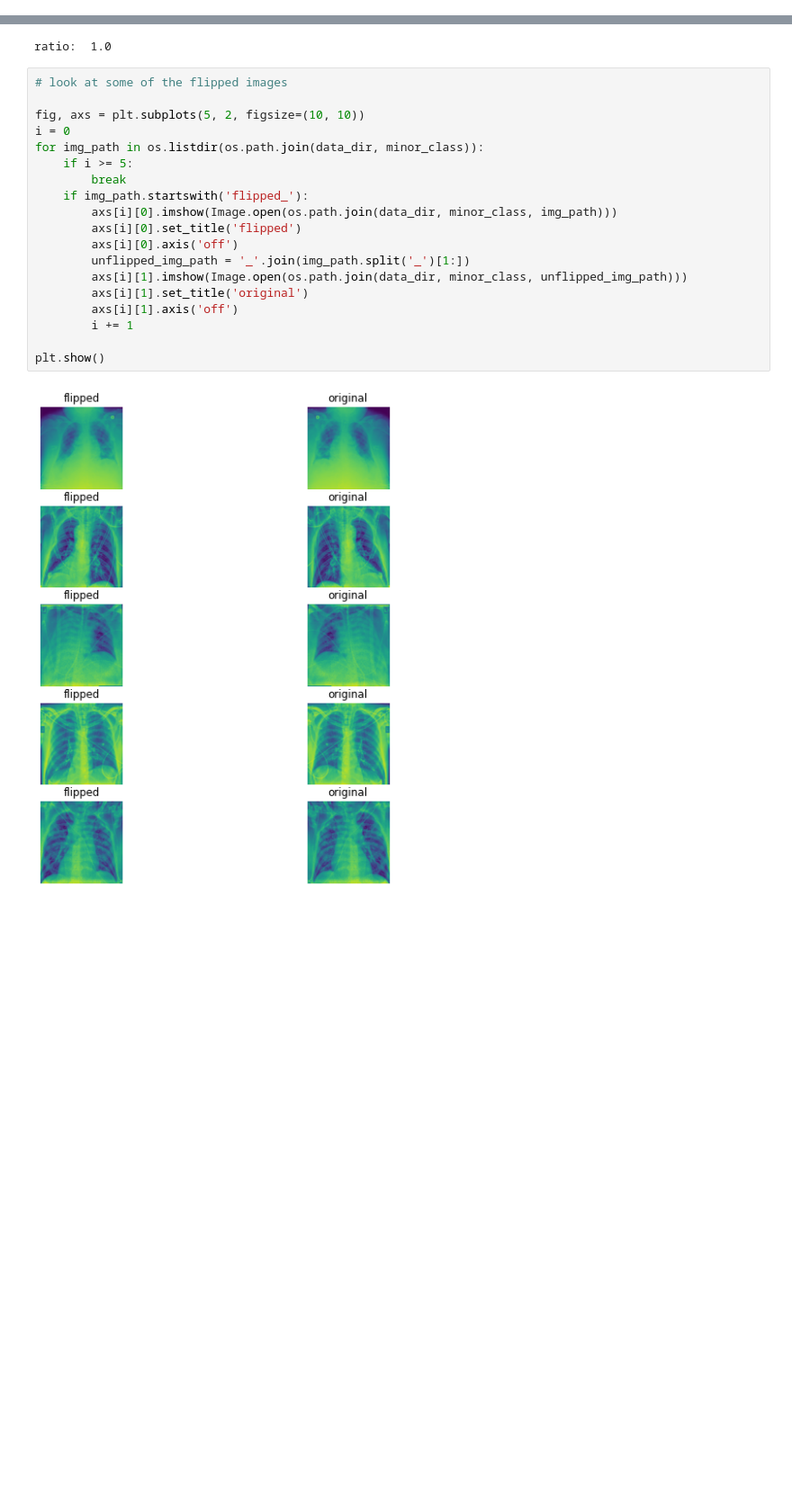
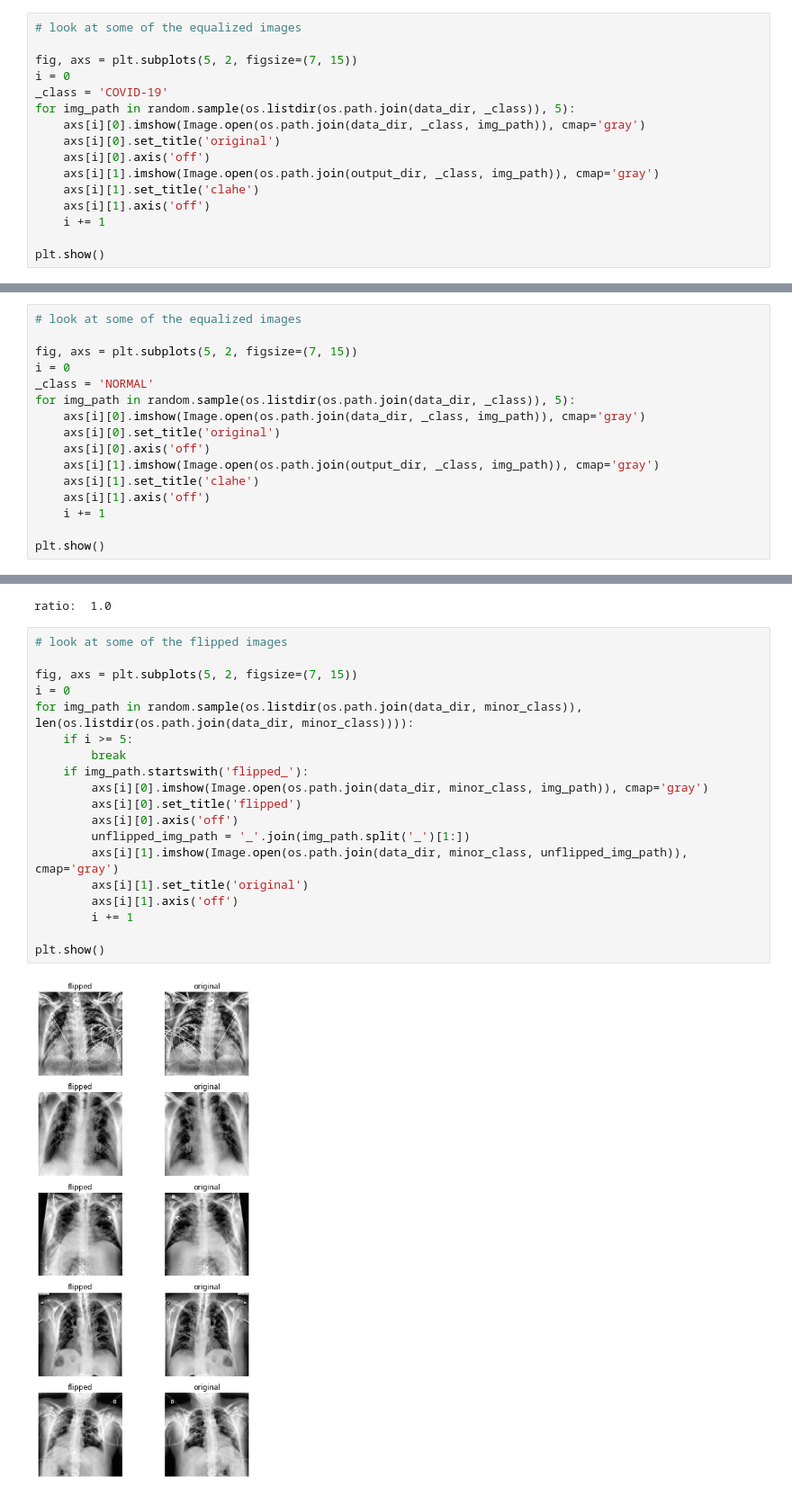
Before and after one commit to zhiqin1998/covid19-detection, a Jupyter notebook: notebooks/1. DataPreparation.ipynb, the cells around one changed output, grey strips where cells are left out. Shown at 90% size. Cells and saved outputs as stored; diff of their text form; blank space fills up the shorter version.

```diff
--- a/notebooks/1. DataPreparation.ipynb
+++ b/notebooks/1. DataPreparation.ipynb
@@ -116,3 +144,19 @@ os.makedirs(os.path.join(output_dir, 'NORMAL'), exist_ok=True)
 # !python parallel_clahe.py
 # %% [output]
 ^C
+# %%
+# look at some of the equalized images
+
+fig, axs = plt.subplots(5, 2, figsize=(7, 15))
+i = 0
+_class = 'COVID-19'
+for img_path in random.sample(os.listdir(os.path.join(data_dir, _class)), 5):
+    axs[i][0].imshow(Image.open(os.path.join(data_dir, _class, img_path)), cmap='gray')
+    axs[i][0].set_title('original')
+    axs[i][0].axis('off')
+    axs[i][1].imshow(Image.open(os.path.join(output_dir, _class, img_path)), cmap='gray')
+    axs[i][1].set_title('clahe')
+    axs[i][1].axis('off')
+    i += 1
+
+plt.show()
@@ -118,0 +165,16 @@ os.makedirs(os.path.join(output_dir, 'NORMAL'), exist_ok=True)
+# %%
+# look at some of the equalized images
+
+fig, axs = plt.subplots(5, 2, figsize=(7, 15))
+i = 0
+_class = 'NORMAL'
+for img_path in random.sample(os.listdir(os.path.join(data_dir, _class)), 5):
+    axs[i][0].imshow(Image.open(os.path.join(data_dir, _class, img_path)), cmap='gray')
+    axs[i][0].set_title('original')
+    axs[i][0].axis('off')
+    axs[i][1].imshow(Image.open(os.path.join(output_dir, _class, img_path)), cmap='gray')
+    axs[i][1].set_title('clahe')
+    axs[i][1].axis('off')
+    i += 1
+
+plt.show()
@@ -157,21 +223,21 @@ ratio:  1.0
 # %%
 # look at some of the flipped images
 
-fig, axs = plt.subplots(5, 2, figsize=(10, 10))
+fig, axs = plt.subplots(5, 2, figsize=(7, 15))
 i = 0
-for img_path in os.listdir(os.path.join(data_dir, minor_class)):
+for img_path in random.sample(os.listdir(os.path.join(data_dir, minor_class)), len(os.listdir(os.path.join(data_dir, minor_class)))):
     if i >= 5:
         break
     if img_path.startswith('flipped_'):
-        axs[i][0].imshow(Image.open(os.path.join(data_dir, minor_class, img_path)))
+        axs[i][0].imshow(Image.open(os.path.join(data_dir, minor_class, img_path)), cmap='gray')
         axs[i][0].set_title('flipped')
         axs[i][0].axis('off')
         unflipped_img_path = '_'.join(img_path.split('_')[1:])
-        axs[i][1].imshow(Image.open(os.path.join(data_dir, minor_class, unflipped_img_path)))
+        axs[i][1].imshow(Image.open(os.path.join(data_dir, minor_class, unflipped_img_path)), cmap='gray')
         axs[i][1].set_title('original')
         axs[i][1].axis('off')
         i += 1
 
 plt.show()
 # %% [output]
-[figure, old version]
+[figure, new version]
```
Also changed, not shown: parts of 6 cells of this notebook, 3 other files.
